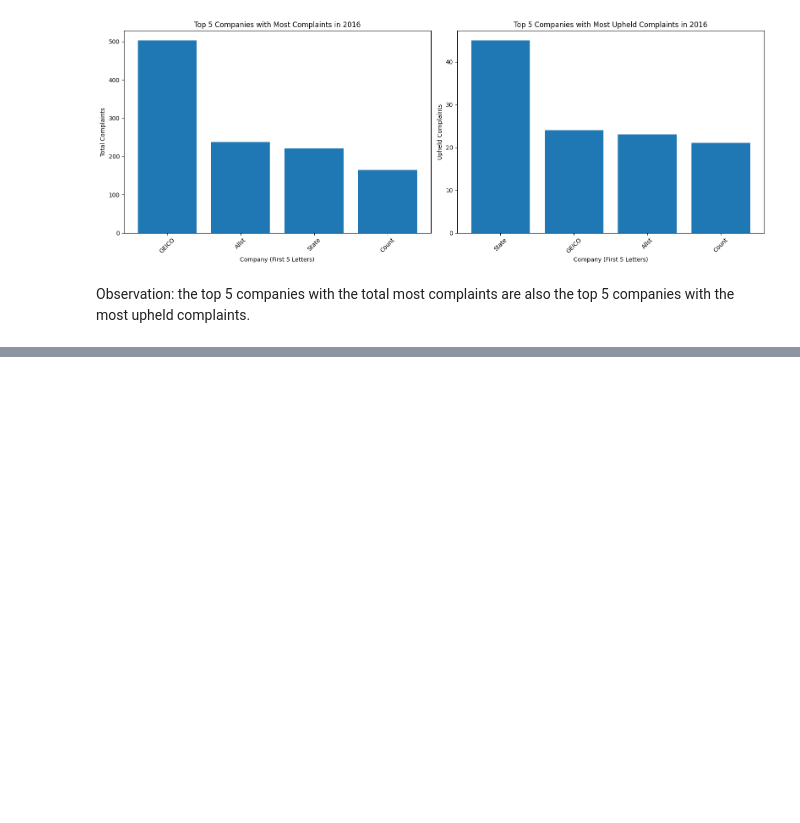
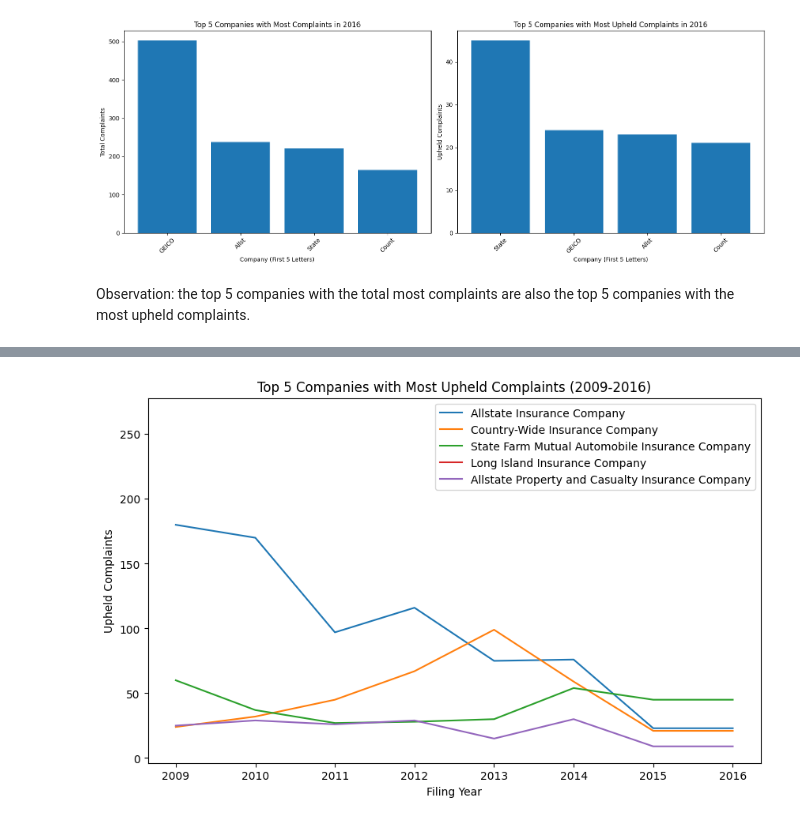
Before and after one commit to claujoppert/AutoInsurance, a Jupyter notebook: AutoInsurance.ipynb, the cells around one changed output, grey strips where cells are left out. Cells and saved outputs as stored; diff of their text form; code cells hidden in the pictures; blank space fills up the shorter version.

```diff
--- a/AutoInsurance.ipynb
+++ b/AutoInsurance.ipynb
@@ -221,0 +240,31 @@ Observation: the top 5 companies with the total most complaints are also the top
+# %%
+# Group data by company and year, summing upheld complaints
+company_year_complaints = df.groupby(['Company Name', 'Filing Year'])['Upheld Complaints'].sum().reset_index()
+
+# Filter for the years 2009-2016
+company_year_complaints_filtered = company_year_complaints[
+    company_year_complaints['Filing Year'].between(2009, 2016)
+]
+
+# Calculate total upheld complaints for each company across all years (2009-2016)
+total_complaints_by_company = company_year_complaints_filtered.groupby('Company Name')['Upheld Complaints'].sum()
+
+# Get the top 5 companies
+top_5_companies = total_complaints_by_company.sort_values(ascending=False).head(5)
+
+# Create the line chart
+plt.figure(figsize=(10, 6))
+
+for company in top_5_companies.index:
+    company_data = company_year_complaints_filtered[company_year_complaints_filtered['Company Name'] == company]
+    plt.plot(company_data['Filing Year'], company_data['Upheld Complaints'], label=company)
+
+plt.xlabel("Filing Year")
+plt.ylabel("Upheld Complaints")
+plt.title("Top 5 Companies with Most Upheld Complaints (2009-2016)")
+plt.xticks(range(2009, 2017))
+plt.legend()
+plt.grid(False) # Removing the grid lines
+plt.show()
+# %% [output]
+[figure, added]
```
Also changed, not shown: parts of 1 cell of this notebook.
